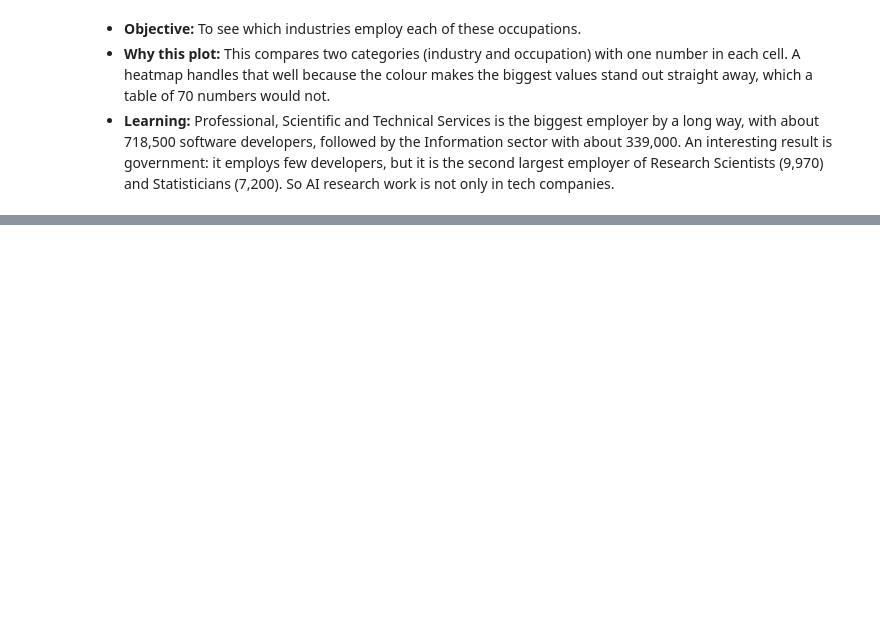
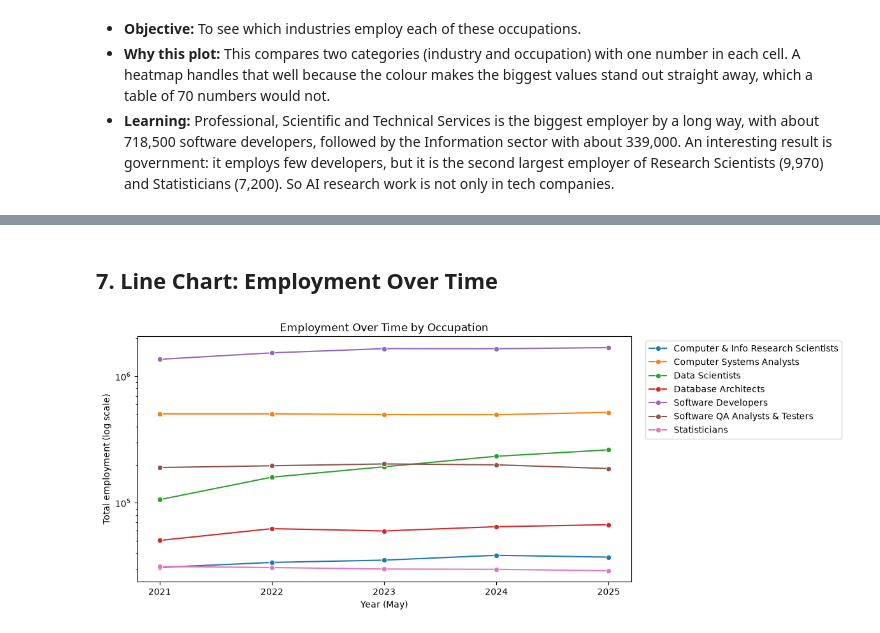
Before and after one commit to sheikhaDaMunda/DataVis_CA1, a Jupyter notebook: DataVis_CA1.ipynb, the cells around one changed output, grey strips where cells are left out. Saved outputs shown, nothing was run; the diff lists cells and outputs as text; code cells hidden in the pictures; blank space fills up the shorter version.

Commit message:
Add challenge section combining 2021 to 2025 data with employment line chart

```diff
--- a/DataVis_CA1.ipynb
+++ b/DataVis_CA1.ipynb
@@ -177,0 +182,28 @@ plt.show()
+# %%
+import glob, re
+
+frames = []
+for path in sorted(glob.glob("data/national_M*_dl.xlsx")):
+    year = int(re.search(r"(\d{4})", path).group(1))
+    y = pd.read_excel(path)
+    y.columns = y.columns.str.upper()
+    y = y[y["OCC_CODE"].isin(jobs.keys())].copy()
+    y["YEAR"] = year
+    frames.append(y[["YEAR", "OCC_CODE", "TOT_EMP", "A_MEAN"]])
+    print("Loaded", path)
+
+y23 = national[["OCC_CODE", "TOT_EMP", "A_MEAN"]].copy()
+y23["YEAR"] = 2023
+frames.append(y23)
+
+trend = pd.concat(frames, ignore_index=True)
+trend = trend.drop_duplicates(subset=["YEAR", "OCC_CODE"])
+trend["TOT_EMP"] = pd.to_numeric(trend["TOT_EMP"], errors="coerce")
+trend["A_MEAN"] = pd.to_numeric(trend["A_MEAN"], errors="coerce")
+trend["JOB"] = trend["OCC_CODE"].map(jobs)
+trend = trend.sort_values(["JOB", "YEAR"])
+
+emp = trend.pivot(index="JOB", columns="YEAR", values="TOT_EMP")
+wage = trend.pivot(index="JOB", columns="YEAR", values="A_MEAN")
+print(emp.to_string())
+print(wage.to_string())
@@ -177,0 +228,14 @@ plt.show()
+# %% [markdown]
+## 7. Line Chart: Employment Over Time
+# %%
+plt.figure(figsize=(10, 5))
+sns.lineplot(x="YEAR", y="TOT_EMP", hue="JOB", data=trend, marker="o")
+plt.yscale("log")
+plt.xticks(sorted(trend["YEAR"].unique()))
+plt.title("Employment Over Time by Occupation")
+plt.xlabel("Year (May)")
+plt.ylabel("Total employment (log scale)")
+plt.legend(bbox_to_anchor=(1.02, 1), loc="upper left")
+plt.show()
+# %% [output]
+[figure, added]
```
Also changed, not shown: parts of 3 cells of this notebook.
